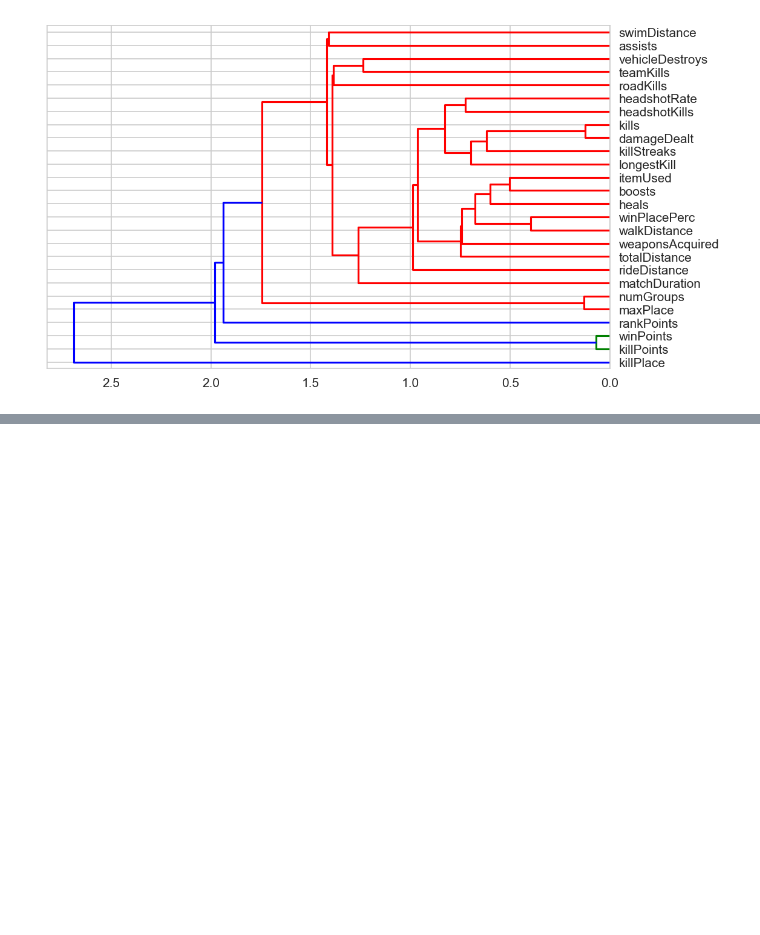
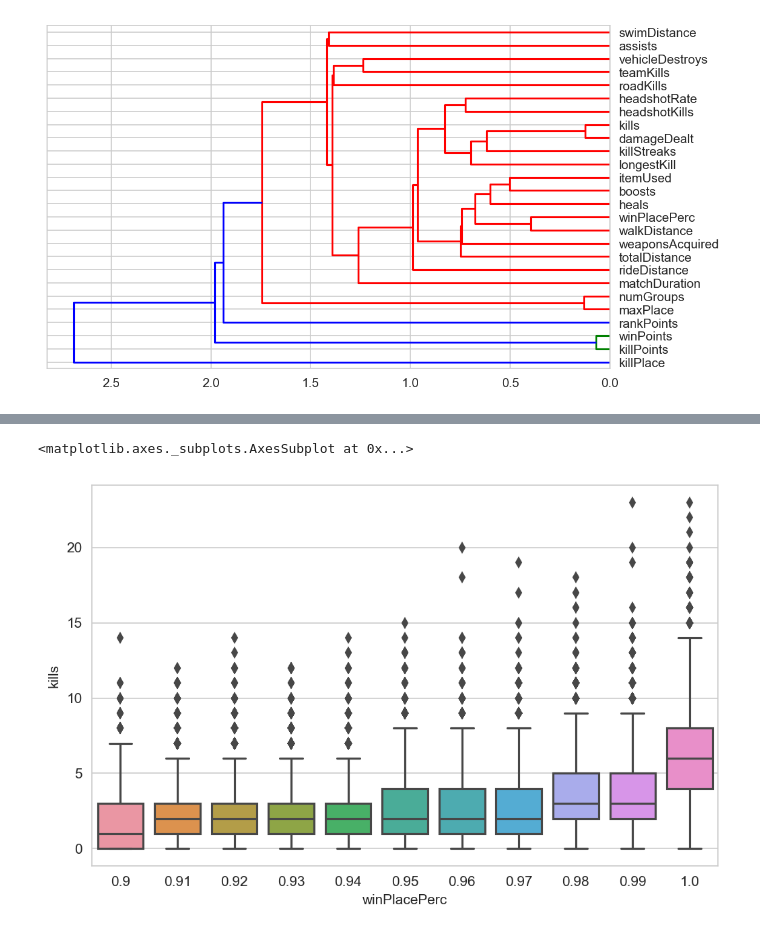
Before and after one commit to chuan-khuna/pubg_kaggle, a Jupyter notebook: EDA.ipynb, the cells around one changed output, grey strips where cells are left out. Saved outputs shown, nothing was run; the diff lists cells and outputs as text; code cells hidden in the pictures; blank space fills up the shorter version.

```diff
--- a/EDA.ipynb
+++ b/EDA.ipynb
@@ -538,0 +547,3 @@ plt.show()
+# %%
+top_df = df[df['winPlacePerc'] >= 0.90]
+top_df['winPlacePerc'] = np.round(top_df['winPlacePerc'], 2)
@@ -538,0 +580,6 @@ plt.show()
+# %%
+create_fig()
+sns.boxplot(x='winPlacePerc', y='kills', data=top_df)
+# %% [output]
+<matplotlib.axes._subplots.AxesSubplot at 0x...>
+[figure, added]
```
Also changed, not shown: parts of 13 cells of this notebook, 3 other files.
